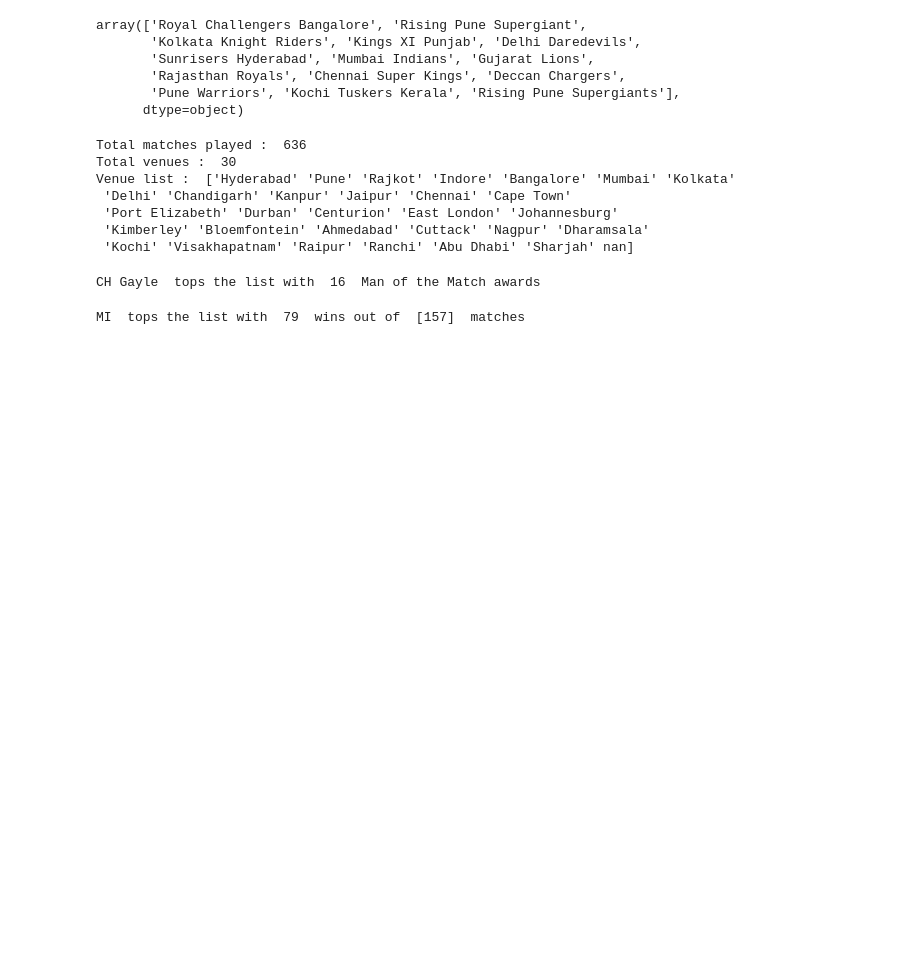
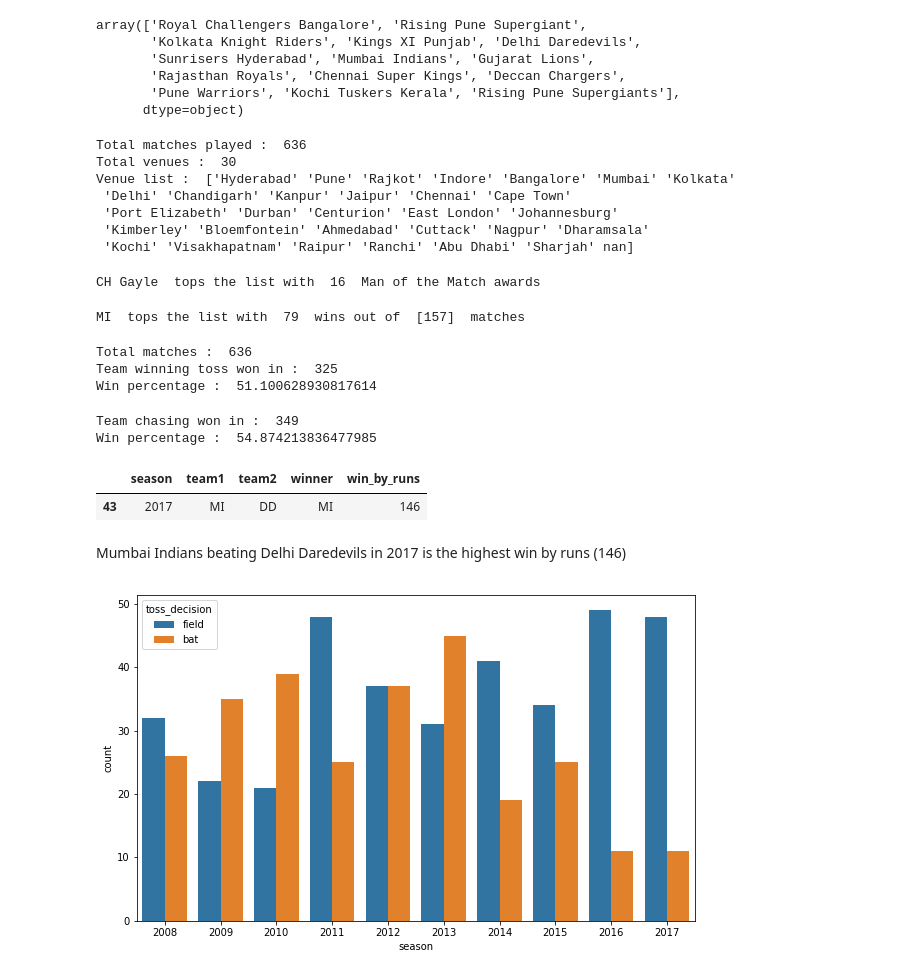
Before and after one commit to TheRochVoices/experiments-with-data, a Jupyter notebook: IPLDataset/ipl.ipynb, the cells around one changed output. Saved outputs shown, nothing was run; the diff lists cells and outputs as text; code cells hidden in the pictures; blank space fills up the shorter version.

```diff
--- a/IPLDataset/ipl.ipynb
+++ b/IPLDataset/ipl.ipynb
@@ -69,3 +69,30 @@ print(matches['winner'].value_counts().idxmax(), ' tops the list with ',
      ' matches')
 # %% [output]
 MI  tops the list with  79  wins out of  [157]  matches
+# %%
+print('Total matches : ', matches.shape[0])
+print('Team winning toss won in : ', matches[matches['toss_winner'] == matches['winner']].shape[0])
+print('Win percentage : ', (matches[matches['toss_winner'] == matches['winner']].shape[0])*100/matches.shape[0])
+# %% [output]
+Total matches :  636
+Team winning toss won in :  325
+Win percentage :  51.100628930817614
+# %%
+print('Team chasing won in : ', matches[matches['team2'] == matches['winner']]['team1'].shape[0])
+print('Win percentage : ', (matches[matches['team2'] == matches['winner']]['team1'].shape[0])*100/matches.shape[0])
+# %% [output]
+Team chasing won in :  349
+Win percentage :  54.874213836477985
+# %%
+matches[matches['win_by_runs'] == max(matches['win_by_runs'])][['season', 'team1', 'team2', 'winner', 'win_by_runs']]
+# %% [output]
+|  | season | team1 | team2 | winner | win_by_runs |
+| 43 | 2017 | MI | DD | MI | 146 |
+# %% [markdown]
+Mumbai Indians beating Delhi Daredevils in 2017 is the highest win by runs (146)
+# %%
+plt.subplots(figsize=(10,6))
+sns.countplot(x='season', hue='toss_decision', data=matches)
+plt.show()
+# %% [output]
+[figure, added]
```
Also changed, not shown: parts of 4 cells of this notebook.
